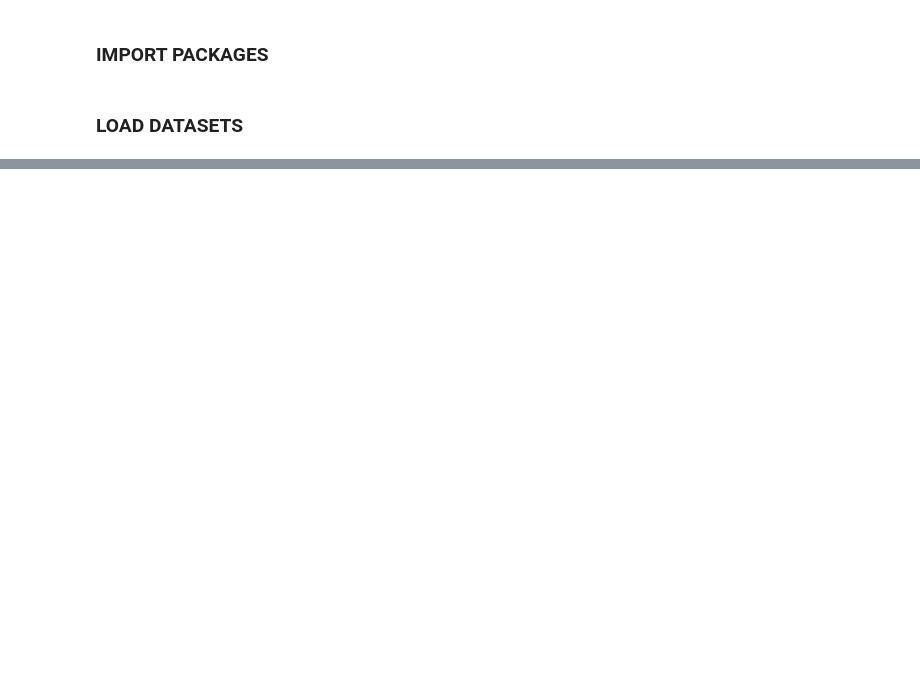
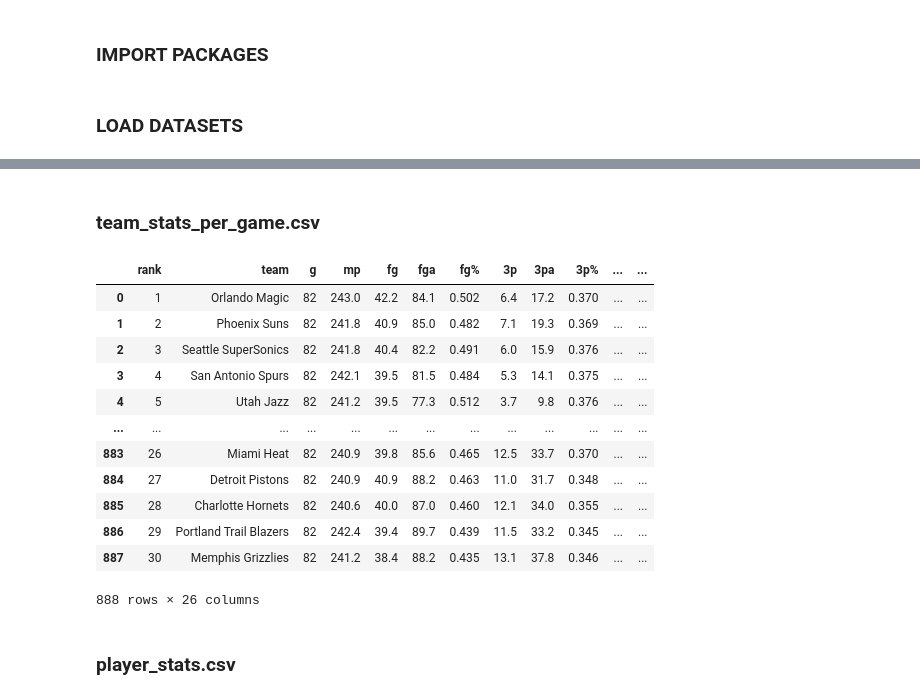
Before and after one commit to chocoCaro/Intro_DS, a Jupyter notebook: preprocessing.ipynb, the cells around one changed output, grey strips where cells are left out. Cells and saved outputs as stored; diff of their text form; code cells hidden in the pictures; blank space fills up the shorter version.

```diff
--- a/preprocessing.ipynb
+++ b/preprocessing.ipynb
@@ -194,0 +222,22 @@ nba_team_stats['Team Name'].nunique()
+# %% [markdown]
+### **team_stats_per_game.csv**
+# %%
+team_stats_per_game.columns = team_stats_per_game.columns.str.lower().str.replace(' ', '_')
+team_stats_per_game.rename(columns={'rk': 'rank'}, inplace=True)
+team_stats_per_game
+# %% [output]
+|  | rank | team | g | mp | fg | fga | fg% | 3p | 3pa | 3p% | ... | ... |
+| 0 | 1 | Orlando Magic | 82 | 243.0 | 42.2 | 84.1 | 0.502 | 6.4 | 17.2 | 0.370 | ... | ... |
+| 1 | 2 | Phoenix Suns | 82 | 241.8 | 40.9 | 85.0 | 0.482 | 7.1 | 19.3 | 0.369 | ... | ... |
+| 2 | 3 | Seattle SuperSonics | 82 | 241.8 | 40.4 | 82.2 | 0.491 | 6.0 | 15.9 | 0.376 | ... | ... |
+| 3 | 4 | San Antonio Spurs | 82 | 242.1 | 39.5 | 81.5 | 0.484 | 5.3 | 14.1 | 0.375 | ... | ... |
+| 4 | 5 | Utah Jazz | 82 | 241.2 | 39.5 | 77.3 | 0.512 | 3.7 | 9.8 | 0.376 | ... | ... |
+| ... | ... | ... | ... | ... | ... | ... | ... | ... | ... | ... | ... | ... |
+| 883 | 26 | Miami Heat | 82 | 240.9 | 39.8 | 85.6 | 0.465 | 12.5 | 33.7 | 0.370 | ... | ... |
+| 884 | 27 | Detroit Pistons | 82 | 240.9 | 40.9 | 88.2 | 0.463 | 11.0 | 31.7 | 0.348 | ... | ... |
+| 885 | 28 | Charlotte Hornets | 82 | 240.6 | 40.0 | 87.0 | 0.460 | 12.1 | 34.0 | 0.355 | ... | ... |
+| 886 | 29 | Portland Trail Blazers | 82 | 242.4 | 39.4 | 89.7 | 0.439 | 11.5 | 33.2 | 0.345 | ... | ... |
+| 887 | 30 | Memphis Grizzlies | 82 | 241.2 | 38.4 | 88.2 | 0.435 | 13.1 | 37.8 | 0.346 | ... | ... |
+888 rows × 26 columns
+# %% [markdown]
+### **player_stats.csv**
```
Also changed, not shown: parts of 52 cells of this notebook, 35 other files.
